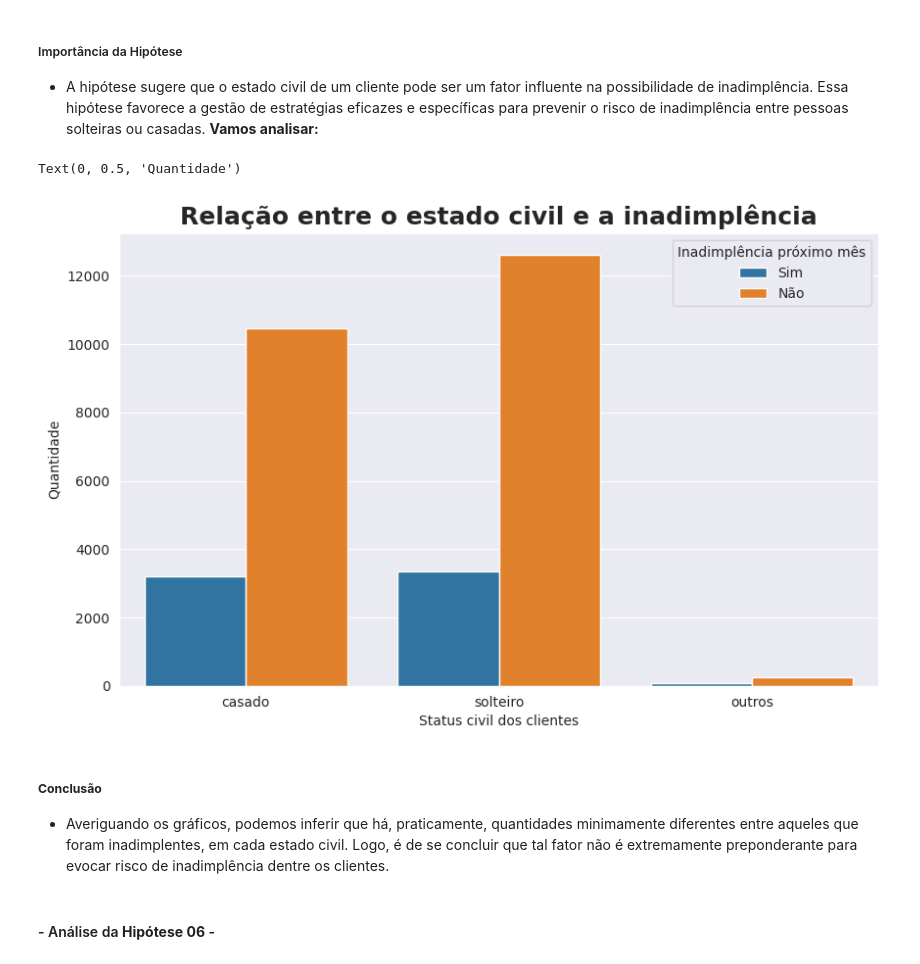
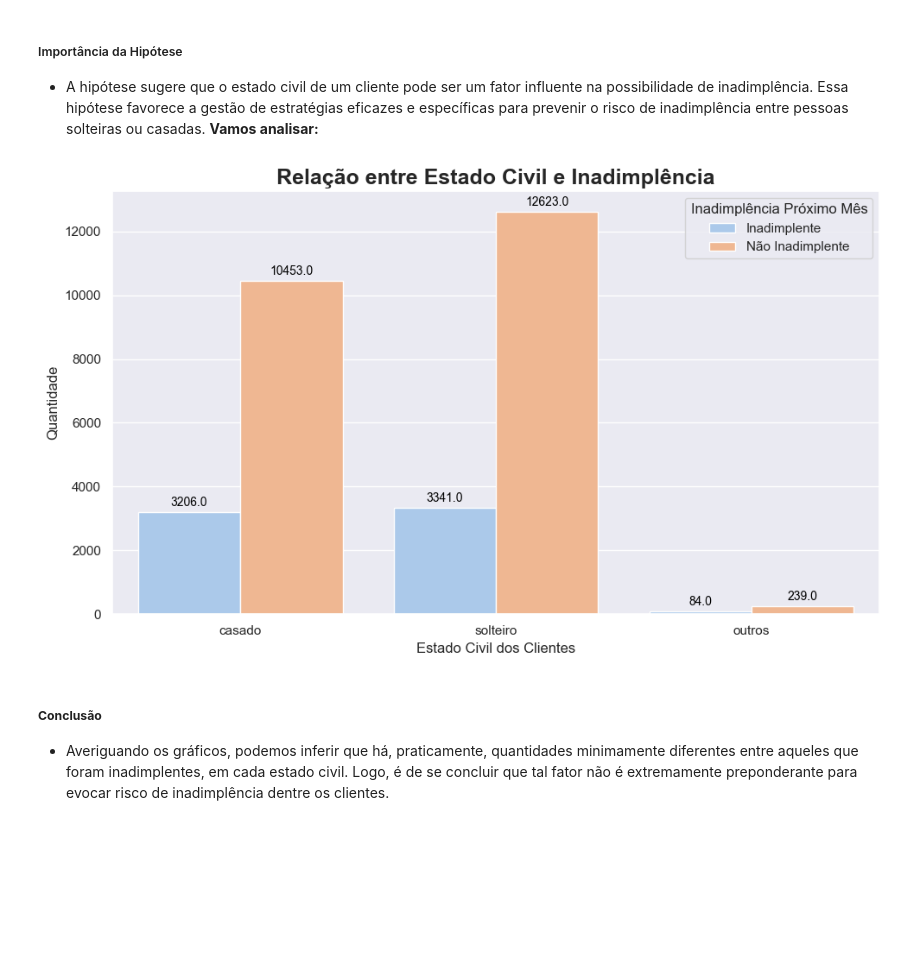
Before and after one commit to IgorPrGv/Avanti-Bootcamp-CienciaDeDados, a Jupyter notebook: notebooks/01-exploratory_data_analysis.ipynb, the cells around one changed output. Saved outputs shown, nothing was run; the diff lists cells and outputs as text; code cells hidden in the pictures; blank space fills up the shorter version.

```diff
--- a/notebooks/01-exploratory_data_analysis.ipynb
+++ b/notebooks/01-exploratory_data_analysis.ipynb
@@ -510,23 +566,33 @@ Text(0, 0.5, 'Quantidade')
 # %% [markdown]
 ##### Importância da Hipótese
 - A hipótese sugere que o estado civil de um cliente pode ser um fator influente na possibilidade de inadimplência. Essa hipótese favorece  a gestão de estratégias eficazes e específicas para prevenir o risco de inadimplência entre pessoas solteiras ou casadas. **Vamos analisar:**
-# %%
-plt.figure(figsize=(10,6))
-sns.set_style('darkgrid')
-
-#Montando o countplot
-sns.countplot(data=df, x="Estado_Civil", hue="Inadimplência_Próximo_Mês")
-
-#Personalizando o gráfico
-plt.legend(["Sim","Não"], title="Inadimplência próximo mês")
-plt.title('Relação entre o estado civil e a inadimplência', fontsize=18, fontweight='bold')
-plt.xlabel("Status civil dos clientes")
-plt.ylabel("Quantidade")
-# %% [output]
-Text(0, 0.5, 'Quantidade')
-[figure, removed]
+# %%
+# Configurar o estilo
+sns.set(style="darkgrid")
+plt.figure(figsize=(10, 6))
+
+# Montar o countplot
+ax = sns.countplot(data=df, x="Estado_Civil", hue="Inadimplência_Próximo_Mês", palette="pastel")
+
+# Personalizar o gráfico
+ax.legend(["Inadimplente", "Não Inadimplente"], title="Inadimplência Próximo Mês", loc="upper right")
+ax.set_title('Relação entre Estado Civil e Inadimplência', fontsize=18, fontweight='bold')
+ax.set_xlabel("Estado Civil dos Clientes", fontsize=12)
+ax.set_ylabel("Quantidade", fontsize=12)
+
+# Adicionar rótulos nas barras (com verificação para evitar rótulos em barras com altura 0)
+for p in ax.patches:
+    if p.get_height() > 0:
+        ax.annotate(f'{p.get_height()}', (p.get_x() + p.get_width() / 2., p.get_height()), ha='center', va='baseline', fontsize=10, color='black', xytext=(0, 5), textcoords='offset points')
+
+
+# Ajustar o layout
+plt.tight_layout()
+
+# Exibir o gráfico
+plt.show()
+# %% [output]
+[figure, added]
 # %% [markdown]
 ##### **Conclusão**
 - Averiguando os gráficos, podemos inferir que há, praticamente, quantidades minimamente diferentes entre aqueles que foram inadimplentes, em cada estado civil. Logo, é de se concluir que tal fator não é extremamente preponderante para evocar risco de inadimplência dentre os clientes.
-# %% [markdown]
- #### - Análise da  **Hipótese 06** -
```
Also changed, not shown: parts of 22 cells of this notebook.
